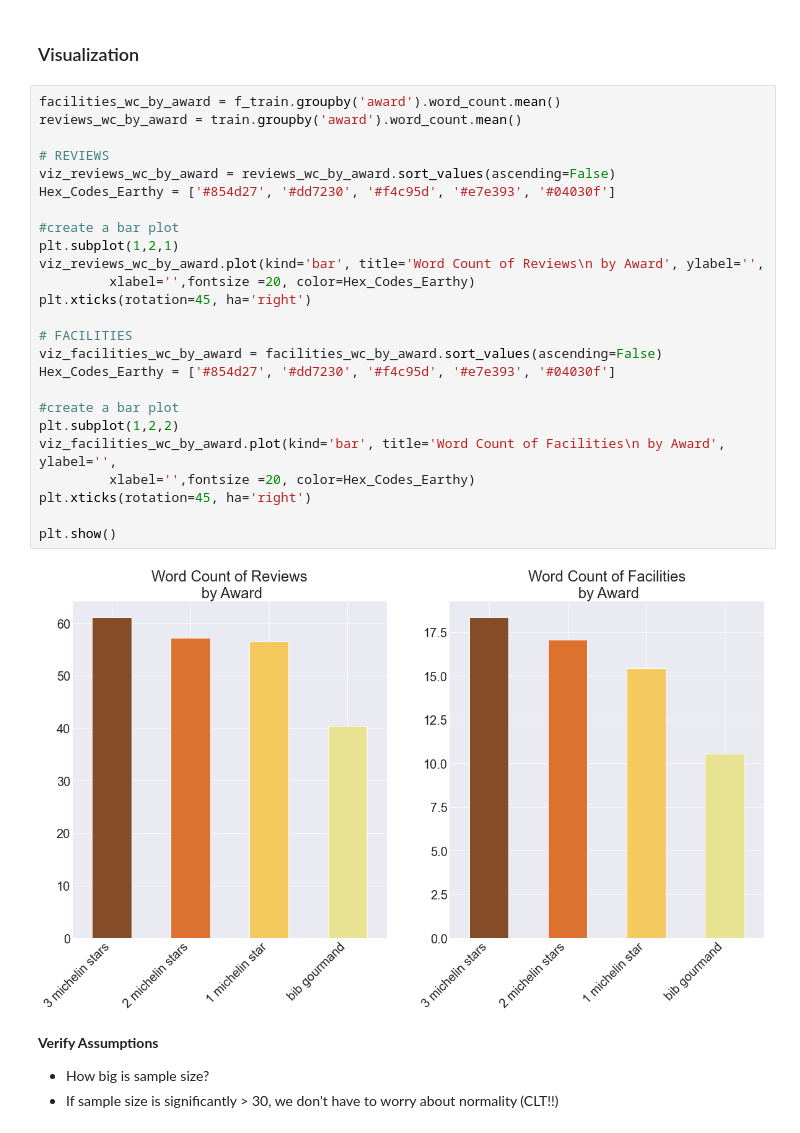
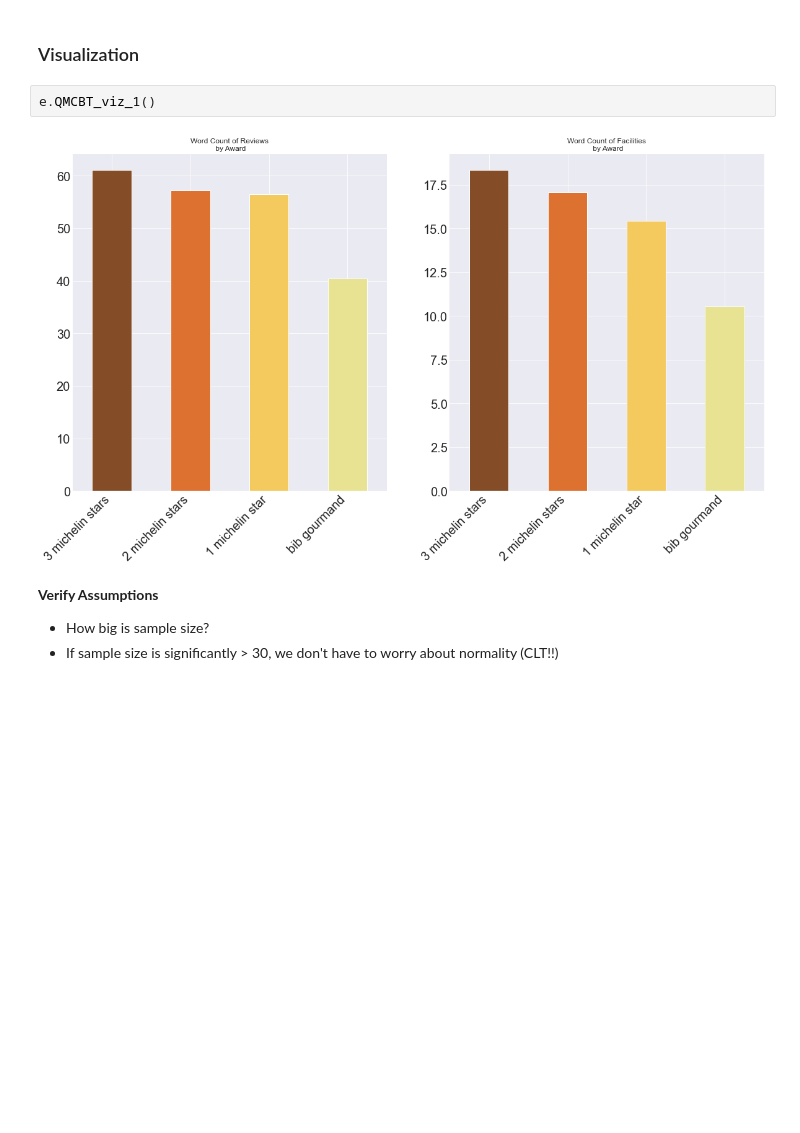
Before and after one commit to CodeupGourmands/Michelin_NLP_Capstone, a Jupyter notebook: mvp_notebook.ipynb, the cells around one changed output. Drawn from its saved outputs; the diff is of its cells as text; blank space fills up the shorter version.

````diff
--- a/mvp_notebook.ipynb
+++ b/mvp_notebook.ipynb
@@ -364,33 +247,10 @@ two_tail, two_sample
     * ```reviews_wc_by_award``` == ```facilities_wc_by_award```
 # %% [markdown]
 ### Visualization
-# %%
-facilities_wc_by_award = f_train.groupby('award').word_count.mean()
-reviews_wc_by_award = train.groupby('award').word_count.mean()
-
-# REVIEWS
-viz_reviews_wc_by_award = reviews_wc_by_award.sort_values(ascending=False)
-Hex_Codes_Earthy = ['#854d27', '#dd7230', '#f4c95d', '#e7e393', '#04030f']
-
-#create a bar plot
-plt.subplot(1,2,1)
-viz_reviews_wc_by_award.plot(kind='bar', title='Word Count of Reviews\n by Award', ylabel='',
-         xlabel='',fontsize =20, color=Hex_Codes_Earthy)
-plt.xticks(rotation=45, ha='right')
-
-# FACILITIES
-viz_facilities_wc_by_award = facilities_wc_by_award.sort_values(ascending=False)
-Hex_Codes_Earthy = ['#854d27', '#dd7230', '#f4c95d', '#e7e393', '#04030f']
-
-#create a bar plot
-plt.subplot(1,2,2)
-viz_facilities_wc_by_award.plot(kind='bar', title='Word Count of Facilities\n by Award', ylabel='',
-         xlabel='',fontsize =20, color=Hex_Codes_Earthy)
-plt.xticks(rotation=45, ha='right')
-
-plt.show()
-# %% [output]
-[figure, removed]
+# %%
+e.QMCBT_viz_1()
+# %% [output]
+[figure, added]
 # %% [markdown]
 **Verify Assumptions**
 * How big is sample size?
````
Also changed, not shown: parts of 15 cells of this notebook, 1 other file.
